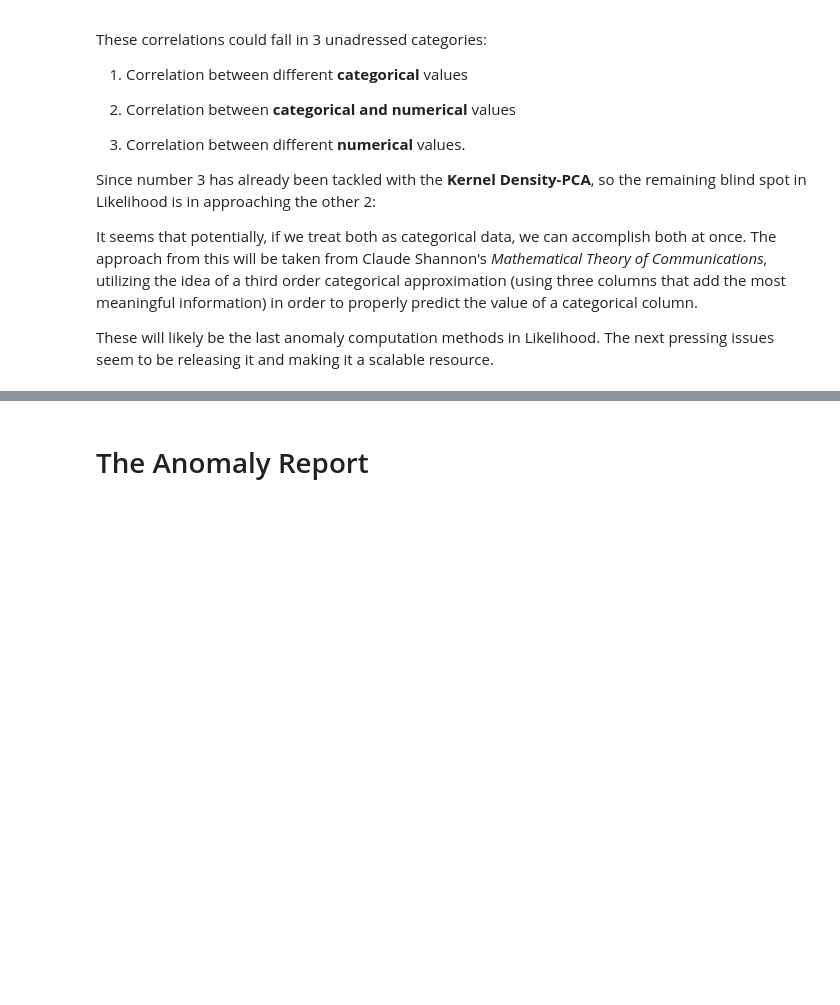
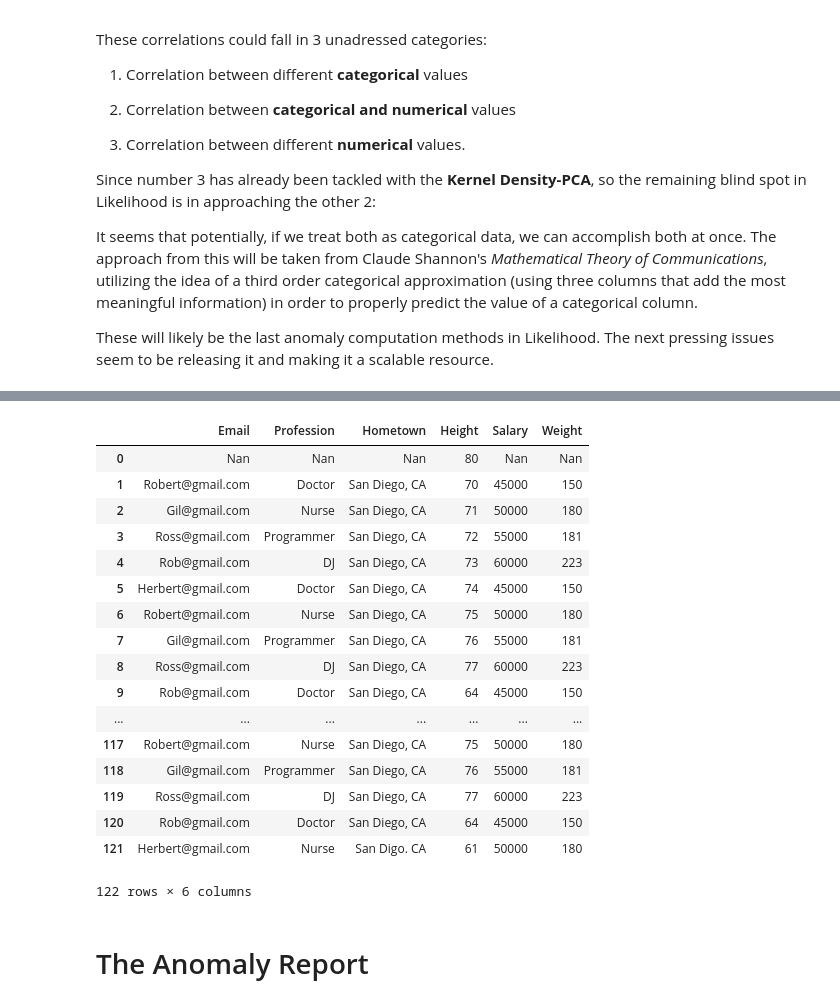
Before and after one commit to gilpasternak35/Likelihood, a Jupyter notebook: Research_Dev.ipynb, the cells around one changed output, grey strips where cells are left out. Saved outputs shown, nothing was run; the diff lists cells and outputs as text; code cells hidden in the pictures; blank space fills up the shorter version.

```diff
--- a/Research_Dev.ipynb
+++ b/Research_Dev.ipynb
@@ -1200,3 +1215,26 @@ trainDf.groupby(["address_number_primary", "address_sfx_primary", "day_of_week"]
+# %%
+data = pd.read_excel("sampleDataSet.xlsx")
+data = data.replace({np.nan: "Nan"})
+data
+# %% [output]
+|  | Email | Profession | Hometown | Height | Salary | Weight |
+| 0 | Nan | Nan | Nan | 80 | Nan | Nan |
+| 1 | Robert@gmail.com | Doctor | San Diego, CA | 70 | 45000 | 150 |
+| 2 | Gil@gmail.com | Nurse | San Diego, CA | 71 | 50000 | 180 |
+| 3 | Ross@gmail.com | Programmer | San Diego, CA | 72 | 55000 | 181 |
+| 4 | Rob@gmail.com | DJ | San Diego, CA | 73 | 60000 | 223 |
+| 5 | Herbert@gmail.com | Doctor | San Diego, CA | 74 | 45000 | 150 |
+| 6 | Robert@gmail.com | Nurse | San Diego, CA | 75 | 50000 | 180 |
+| 7 | Gil@gmail.com | Programmer | San Diego, CA | 76 | 55000 | 181 |
+| 8 | Ross@gmail.com | DJ | San Diego, CA | 77 | 60000 | 223 |
+| 9 | Rob@gmail.com | Doctor | San Diego, CA | 64 | 45000 | 150 |
+| ... | ... | ... | ... | ... | ... | ... |
+| 117 | Robert@gmail.com | Nurse | San Diego, CA | 75 | 50000 | 180 |
+| 118 | Gil@gmail.com | Programmer | San Diego, CA | 76 | 55000 | 181 |
+| 119 | Ross@gmail.com | DJ | San Diego, CA | 77 | 60000 | 223 |
+| 120 | Rob@gmail.com | Doctor | San Diego, CA | 64 | 45000 | 150 |
+| 121 | Herbert@gmail.com | Nurse | San Digo. CA | 61 | 50000 | 180 |
+122 rows × 6 columns
 # %% [markdown]
 # The Anomaly Report
 # %% [markdown]
```
Also changed, not shown: parts of 5 cells of this notebook, 2 other files.
